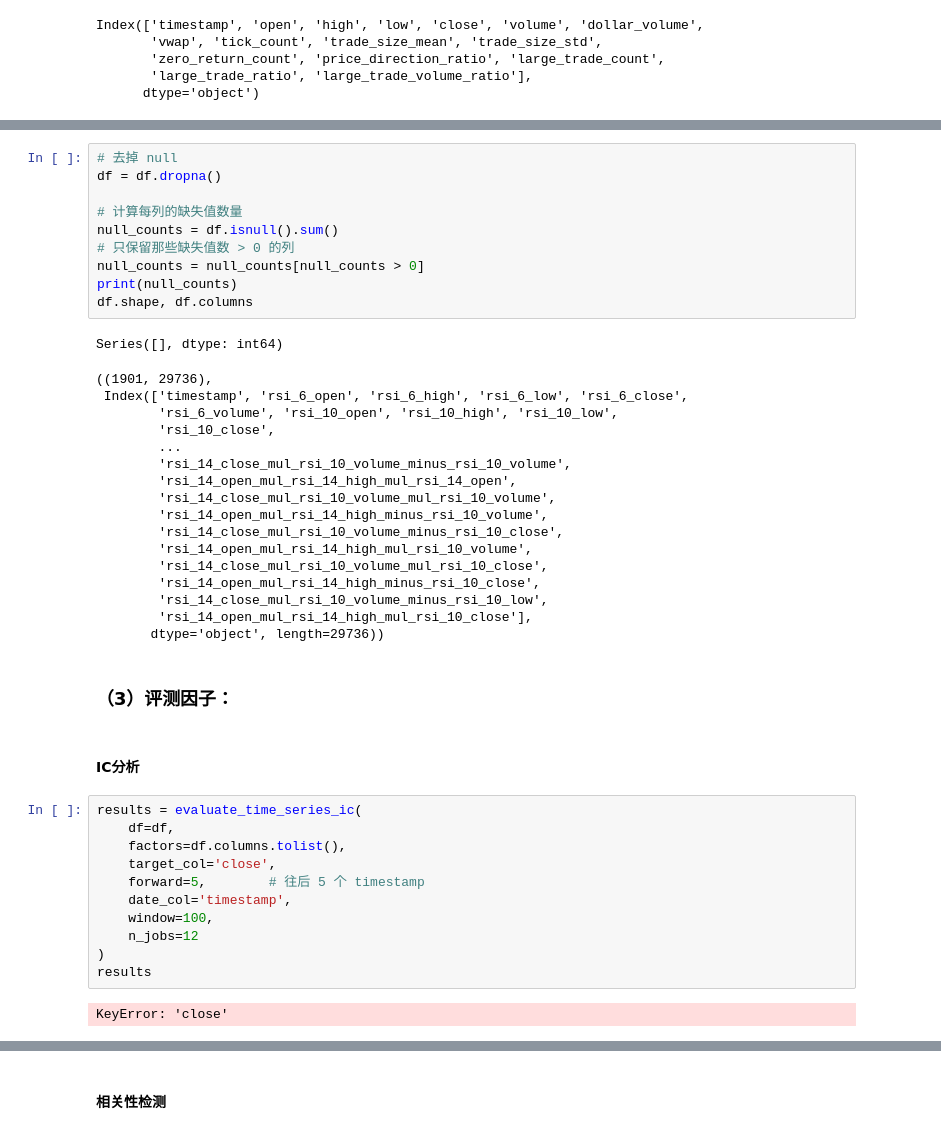
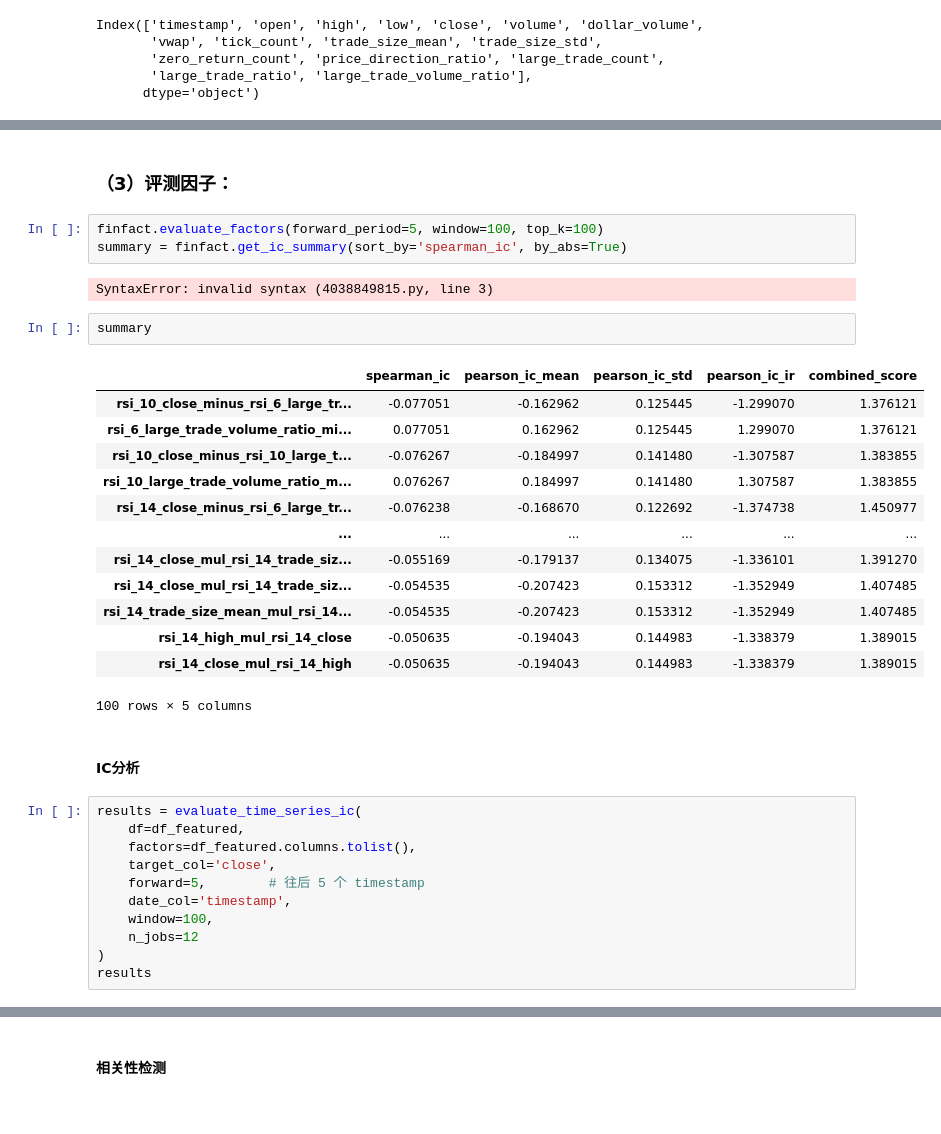
Before and after one commit to cziwen/TockFormer, a Jupyter notebook: measureFeature.ipynb, the cells around one changed output, grey strips where cells are left out. Cells and saved outputs as stored; diff of their text form.

```diff
--- a/measureFeature.ipynb
+++ b/measureFeature.ipynb
@@ -52,39 +34,32 @@ df.columns.tolist()
-# %%
-# 去掉 null
-df = df.dropna()
-
-# 计算每列的缺失值数量
-null_counts = df.isnull().sum()
-# 只保留那些缺失值数 > 0 的列
-null_counts = null_counts[null_counts > 0]
-print(null_counts)
-df.shape, df.columns
-# %% [output]
-Series([], dtype: int64)
-((1901, 29736),
- Index(['timestamp', 'rsi_6_open', 'rsi_6_high', 'rsi_6_low', 'rsi_6_close',
-        'rsi_6_volume', 'rsi_10_open', 'rsi_10_high', 'rsi_10_low',
-        'rsi_10_close',
-        ...
-        'rsi_14_close_mul_rsi_10_volume_minus_rsi_10_volume',
-        'rsi_14_open_mul_rsi_14_high_mul_rsi_14_open',
-        'rsi_14_close_mul_rsi_10_volume_mul_rsi_10_volume',
-        'rsi_14_open_mul_rsi_14_high_minus_rsi_10_volume',
-        'rsi_14_close_mul_rsi_10_volume_minus_rsi_10_close',
-        'rsi_14_open_mul_rsi_14_high_mul_rsi_10_volume',
-        'rsi_14_close_mul_rsi_10_volume_mul_rsi_10_close',
-        'rsi_14_open_mul_rsi_14_high_minus_rsi_10_close',
-        'rsi_14_close_mul_rsi_10_volume_minus_rsi_10_low',
-        'rsi_14_open_mul_rsi_14_high_mul_rsi_10_close'],
-       dtype='object', length=29736))
 # %% [markdown]
 ### （3）评测因子：
+# %%
+finfact.evaluate_factors(forward_period=5, window=100, top_k=100)
+summary = finfact.get_ic_summary(sort_by='spearman_ic', by_abs=True)
+# %% [output]
+SyntaxError: invalid syntax (4038849815.py, line 3)
+# %%
+summary
+# %% [output]
+|  | spearman_ic | pearson_ic_mean | pearson_ic_std | pearson_ic_ir | combined_score |
+| rsi_10_close_minus_rsi_6_large_tr... | -0.077051 | -0.162962 | 0.125445 | -1.299070 | 1.376121 |
+| rsi_6_large_trade_volume_ratio_mi... | 0.077051 | 0.162962 | 0.125445 | 1.299070 | 1.376121 |
+| rsi_10_close_minus_rsi_10_large_t... | -0.076267 | -0.184997 | 0.141480 | -1.307587 | 1.383855 |
+| rsi_10_large_trade_volume_ratio_m... | 0.076267 | 0.184997 | 0.141480 | 1.307587 | 1.383855 |
+| rsi_14_close_minus_rsi_6_large_tr... | -0.076238 | -0.168670 | 0.122692 | -1.374738 | 1.450977 |
+| ... | ... | ... | ... | ... | ... |
+| rsi_14_close_mul_rsi_14_trade_siz... | -0.055169 | -0.179137 | 0.134075 | -1.336101 | 1.391270 |
+| rsi_14_close_mul_rsi_14_trade_siz... | -0.054535 | -0.207423 | 0.153312 | -1.352949 | 1.407485 |
+| rsi_14_trade_size_mean_mul_rsi_14... | -0.054535 | -0.207423 | 0.153312 | -1.352949 | 1.407485 |
+| rsi_14_high_mul_rsi_14_close | -0.050635 | -0.194043 | 0.144983 | -1.338379 | 1.389015 |
+| rsi_14_close_mul_rsi_14_high | -0.050635 | -0.194043 | 0.144983 | -1.338379 | 1.389015 |
+100 rows × 5 columns
 # %% [markdown]
 #### IC分析
 # %%
 results = evaluate_time_series_ic(
-    df=df,
-    factors=df.columns.tolist(),
+    df=df_featured,
+    factors=df_featured.columns.tolist(),
     target_col='close',
     forward=5,        # 往后 5 个 timestamp
     date_col='timestamp',
@@ -92,7 +67,5 @@ results = evaluate_time_series_ic(
     n_jobs=12
 )
 results
-# %% [output]
-KeyError: 'close'
 # %%
 # 选择出优质因子
```
Also changed, not shown: parts of 7 cells of this notebook, 4 other files.
